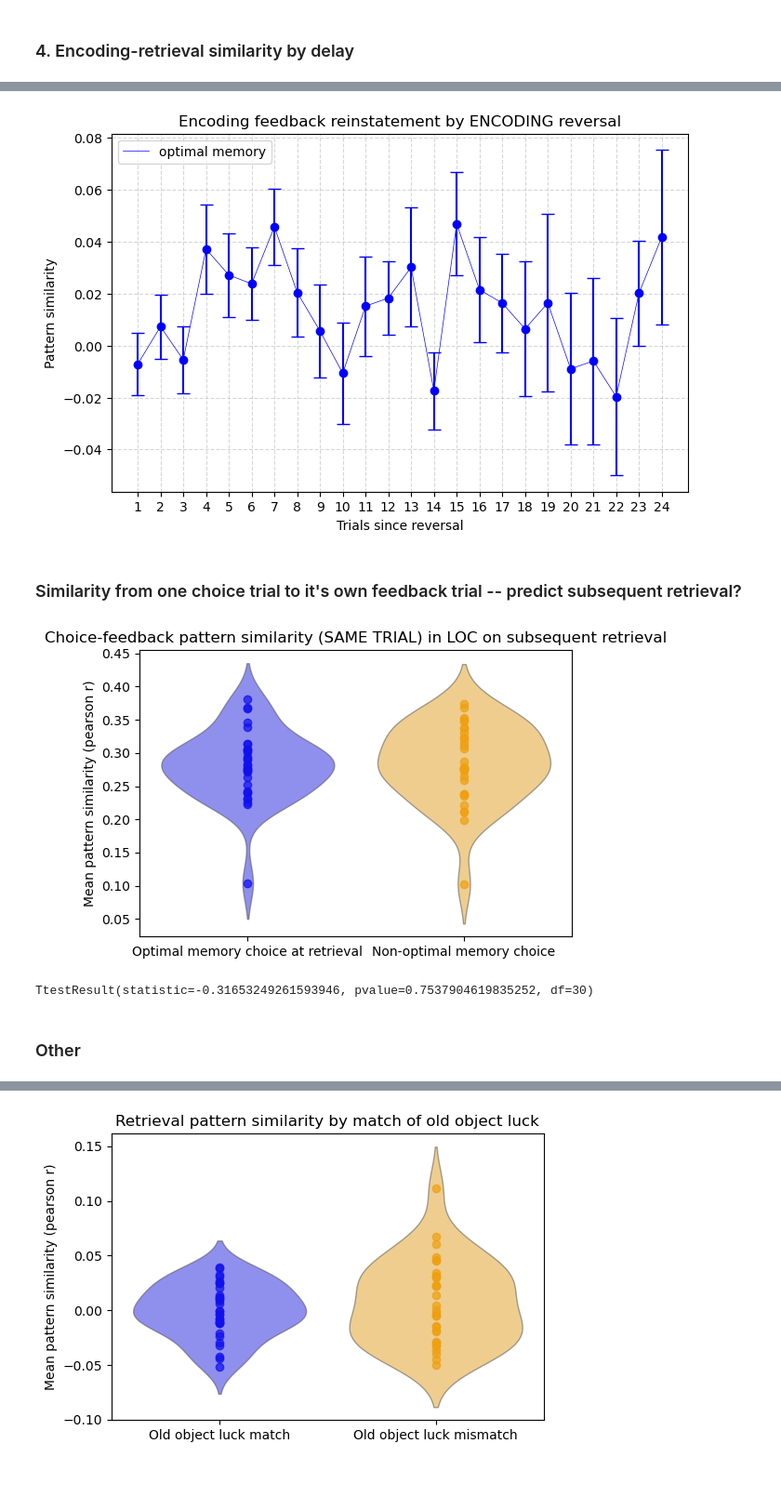
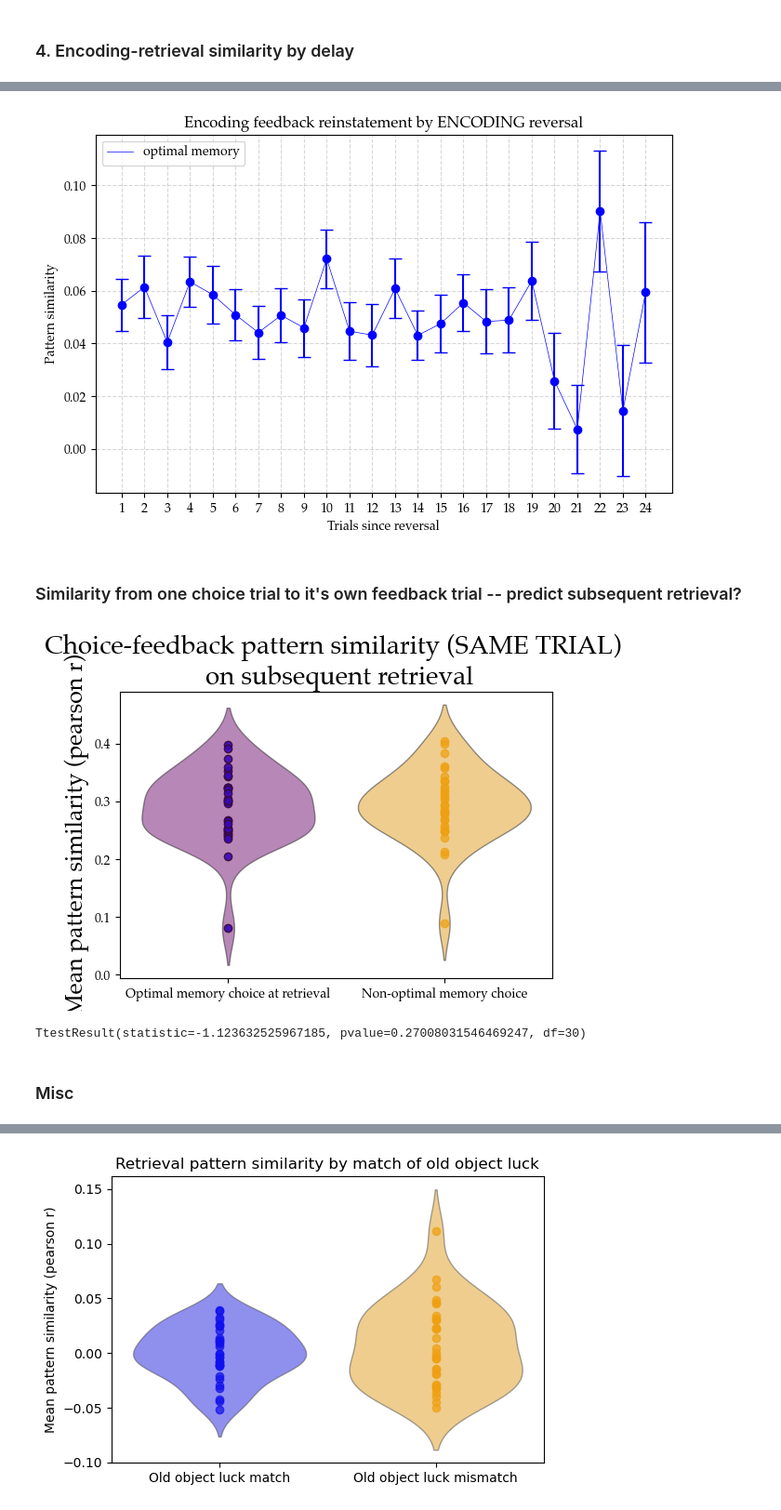
Before and after one commit to csiyer/hybrid_rl, a Jupyter notebook: fmri_analysis/neural_patterns.ipynb, the cells around one changed output, grey strips where cells are left out. Shown at 93% size. Saved outputs shown, nothing was run; the diff lists cells and outputs as text; code cells hidden in the pictures; blank space fills up the shorter version.

```diff
--- a/fmri_analysis/neural_patterns.ipynb
+++ b/fmri_analysis/neural_patterns.ipynb
@@ -448,7 +693,7 @@ for sub_num in range(1,32):
     fb_corr_matrix = nh.get_corr_matrix(vmpfc_patterns, sub_num, 'fb_to_choice')
 
     for i,row in beh_data.iterrows():
-        if row.OldT==1:
+        if row.OldT==1 and row.LuckyDeckC==0:
             # get the index of the encoding trial (not the same as trial number in beh_data)
             if row.encTrialNum in beh_data.Trial.to_numpy(): # some invalid trials not here
                 idx_of_enc_trial = beh_data.index[beh_data.Trial == row.encTrialNum][0]
@@ -494,13 +743,13 @@ delay_to_ps = defaultdict(list)
 for sub_num in range(1,32):
     sub_delay_to_ps = defaultdict(list)
     beh_data = nh.get_beh_data(sub_num)
-    corr_matrix = nh.get_corr_matrix(all_patterns, sub_num, 'fb_to_choice')
+    corr_matrix = nh.get_corr_matrix(vmpfc_patterns, sub_num, 'fb_to_choice')
 
     for i,row in beh_data.iterrows():
         if row.OldT==1 and row.encTrialNum in beh_data.Trial.to_numpy():
             idx_of_enc_trial = beh_data.index[beh_data.Trial == row.encTrialNum][0]
             ps = corr_matrix[i, idx_of_enc_trial]
-            delay = str(row.Delay.astype(int))
+            delay = str(int(row.Delay))
             sub_delay_to_ps[delay].append(ps)
 
     for key,value in sub_delay_to_ps.items():
@@ -521,13 +770,13 @@ for sub_num in range(1,32):
     sub_revt_to_ps_opt = defaultdict(list)
     sub_revt_to_ps_nonopt = defaultdict(list)
     beh_data = nh.get_beh_data(sub_num)
-    corr_matrix = nh.get_corr_matrix(all_patterns, sub_num, 'fb_to_choice')
+    corr_matrix = nh.get_corr_matrix(vmpfc_patterns, sub_num, 'fb_to_choice')
 
     for i,row in beh_data.iterrows():
         if row.OldT==1 and row.encTrialNum in beh_data.Trial.to_numpy():
             idx_of_enc_trial = beh_data.index[beh_data.Trial == row.encTrialNum][0]
             ps = corr_matrix[i, idx_of_enc_trial]
-            revt = row.RevT.astype(int)
+            revt = int(row.RevT)
 
             if row.OptObj ==1:
                 sub_revt_to_ps_opt[revt].append(ps)
@@ -553,7 +802,7 @@ revt_to_ps = defaultdict(list)
 for sub_num in range(1,32):
     sub_revt_to_ps = defaultdict(list)
     beh_data = nh.get_beh_data(sub_num)
-    corr_matrix = nh.get_corr_matrix(all_patterns, sub_num, 'fb_to_choice')
+    corr_matrix = nh.get_corr_matrix(vmpfc_patterns, sub_num, 'fb_to_choice')
 
     for i,row in beh_data.iterrows():
         if row.OldT==1 and row.encTrialNum in beh_data.Trial.to_numpy():
@@ -569,7 +818,7 @@ for sub_num in range(1,32):
 nh.plot_revt_ps(dict(revt_to_ps),
                 title='Encoding feedback reinstatement by ENCODING reversal', xlabel='Trials since reversal')
 # %% [output]
-[figure, old version]
+[figure, new version]
 # %% [markdown]
 ### Similarity from one choice trial to it's own feedback trial -- predict subsequent retrieval?
 # %%
@@ -578,40 +827,40 @@ ps_nonopt = []
 
 for sub_num in range(1,32):
     sub_ps_opt = []
     sub_ps_nonopt = []
 
     beh_data = nh.get_beh_data(sub_num)
 
     # get correlation of each choice phase with it's own feedback phase
-    stacked_choice_fb = np.vstack([all_patterns[sub_num]['fb'], all_patterns[sub_num]['choice']])
+    stacked_choice_fb = np.vstack([vmpfc_patterns[sub_num]['fb'], vmpfc_patterns[sub_num]['choice']])
     stacked_corr_matrix = np.corrcoef(stacked_choice_fb)
-    n_trials = all_patterns[sub_num]['fb'].shape[0]
+    n_trials = vmpfc_patterns[sub_num]['fb'].shape[0]
     choice_fb_corrs = stacked_corr_matrix[range(n_trials), range(n_trials, 2*n_trials)]
 
     for i,row in beh_data.iterrows():
         if row.OldT == 1: # and row.ObjDeckMatch==1
             # get encoding trial
             enc_index = beh_data.index[beh_data.Trial == row.encTrialNum]
 
             if row.OptObj==1:
                 sub_ps_opt.append(choice_fb_corrs[i])
             else:
                 sub_ps_nonopt.append(choice_fb_corrs[i])
 
     # subject means
     ps_opt.append(np.mean(sub_ps_opt))
     ps_nonopt.append(np.mean(sub_ps_nonopt))
 
 nh.simple_violin(ps_opt, ps_nonopt,
-              title = 'Choice-feedback pattern similarity (SAME TRIAL) in LOC on subsequent retrieval', ylabel='Mean pattern similarity (pearson r)',
+              title = 'Choice-feedback pattern similarity (SAME TRIAL) \n on subsequent retrieval', ylabel='Mean pattern similarity (pearson r)',
               x1_label = 'Optimal memory choice at retrieval', x2_label = 'Non-optimal memory choice')
 
 ttest_rel(ps_opt, ps_nonopt)
 # %% [output]
-[figure, old version]
+[figure, new version]
-TtestResult(statistic=-0.31653249261593946, pvalue=0.7537904619835252, df=30)
+TtestResult(statistic=-1.123632525967185, pvalue=0.27008031546469247, df=30)
 # %% [markdown]
-### Other
+### Misc
 # %%
 # by value match and luck match
 
```
Also changed, not shown: parts of 57 cells of this notebook, 6 other files.
